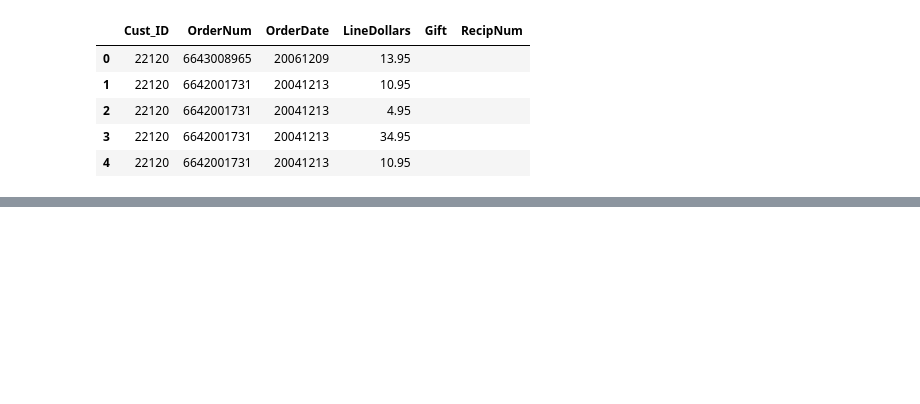
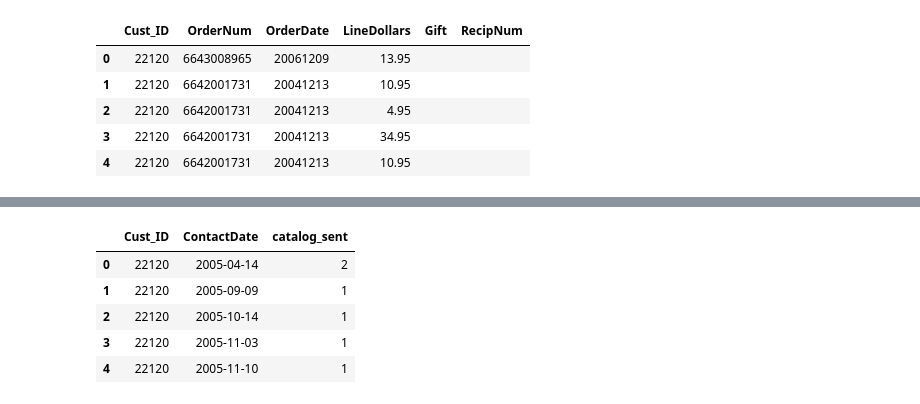
Before and after one commit to YassineOudghiri/dma-group-assignment-1, a Jupyter notebook: code.ipynb, the cells around one changed output, grey strips where cells are left out. Cells and saved outputs as stored; diff of their text form; code cells hidden in the pictures; blank space fills up the shorter version.

```diff
--- a/code.ipynb
+++ b/code.ipynb
@@ -192,0 +203,9 @@ TypeError: 'Index' object is not callable
+# %%
+contact_c.head(5)
+# %% [output]
+|  | Cust_ID | ContactDate | catalog_sent |
+| 0 | 22120 | 2005-04-14 | 2 |
+| 1 | 22120 | 2005-09-09 | 1 |
+| 2 | 22120 | 2005-10-14 | 1 |
+| 3 | 22120 | 2005-11-03 | 1 |
+| 4 | 22120 | 2005-11-10 | 1 |
```
Also changed, not shown: parts of 22 cells of this notebook.
